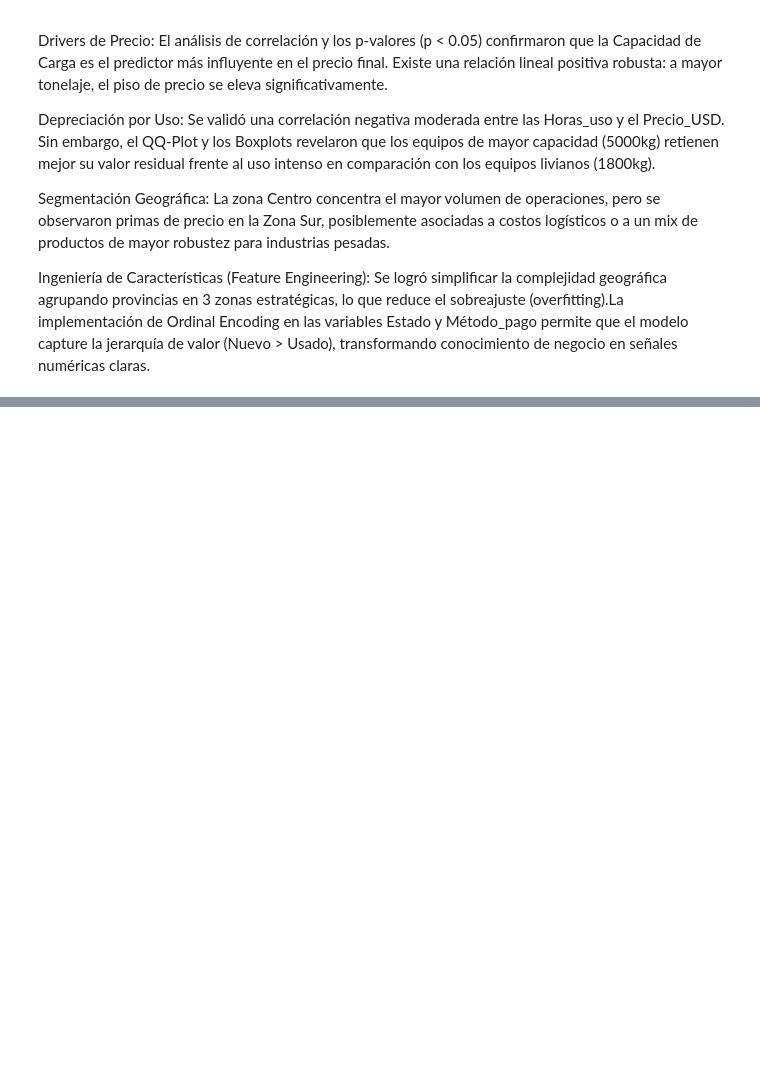
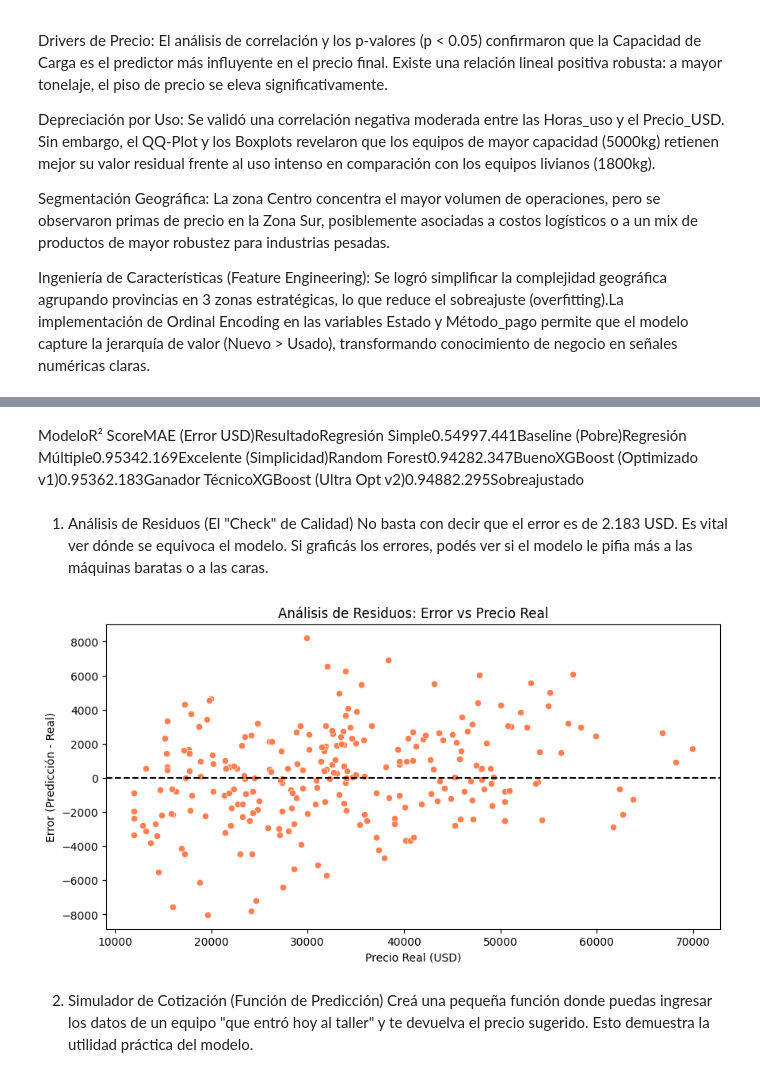
Before and after one commit to ameschini2206/DSII-Primera_Entrega_Alejandro_Meschini, a Jupyter notebook: Primera_Entrega.ipynb, the cells around one changed output, grey strips where cells are left out. Saved outputs shown, nothing was run; the diff lists cells and outputs as text; code cells hidden in the pictures; blank space fills up the shorter version.

```diff
--- a/Primera_Entrega.ipynb
+++ b/Primera_Entrega.ipynb
@@ -571,0 +656,21 @@ Ingeniería de Características (Feature Engineering): Se logró simplificar la
+# %%
+from sklearn.ensemble import RandomForestRegressor
+from sklearn.model_selection import cross_val_score
+
+# 1. Definimos el modelo
+rf_model = RandomForestRegressor(n_estimators=100, random_state=42)
+
+# 2. Validación Cruzada (para ver si el modelo es estable)
+# Usamos 5 'folds' (divisiones de datos)
+cv_scores = cross_val_score(rf_model, X_train_m, y_train_m, cv=5, scoring='r2')
+
+print(f"R2 promedio con Validación Cruzada (RF): {cv_scores.mean():.4f}")
+print(f"Desviación estándar de los scores: {cv_scores.std():.4f}")
+
+# 3. Entrenamiento final y testeo
+rf_model.fit(X_train_m, y_train_m)
+y_pred_rf = rf_model.predict(X_test_m)
+
+print(f"\n--- Resultados Random Forest en Test Set ---")
+print(f"R2 Score: {r2_score(y_test_m, y_pred_rf):.4f}")
+print(f"MAE: {mean_absolute_error(y_test_m, y_pred_rf):.2f} USD")
@@ -571,0 +791,20 @@ Ingeniería de Características (Feature Engineering): Se logró simplificar la
+# %% [markdown]
+ModeloR² ScoreMAE (Error USD)ResultadoRegresión Simple0.54997.441Baseline (Pobre)Regresión Múltiple0.95342.169Excelente (Simplicidad)Random Forest0.94282.347BuenoXGBoost (Optimizado v1)0.95362.183Ganador TécnicoXGBoost (Ultra Opt v2)0.94882.295Sobreajustado
+# %% [markdown]
+1. Análisis de Residuos (El "Check" de Calidad)
+No basta con decir que el error es de 2.183 USD. Es vital ver dónde se equivoca el modelo. Si graficás los errores, podés ver si el modelo le pifia más a las máquinas baratas o a las caras.
+# %%
+residuos = y_test_m - y_pred_xgb
+
+plt.figure(figsize=(10, 5))
+sns.scatterplot(x=y_test_m, y=residuos, color='coral')
+plt.axhline(y=0, color='black', linestyle='--')
+plt.title('Análisis de Residuos: Error vs Precio Real')
+plt.xlabel('Precio Real (USD)')
+plt.ylabel('Error (Predicción - Real)')
+plt.show()
+# %% [output]
+[figure, added]
+# %% [markdown]
+2. Simulador de Cotización (Función de Predicción)
+Creá una pequeña función donde puedas ingresar los datos de un equipo "que entró hoy al taller" y te devuelva el precio sugerido. Esto demuestra la utilidad práctica del modelo.
```
Also changed, not shown: parts of 18 cells of this notebook.
